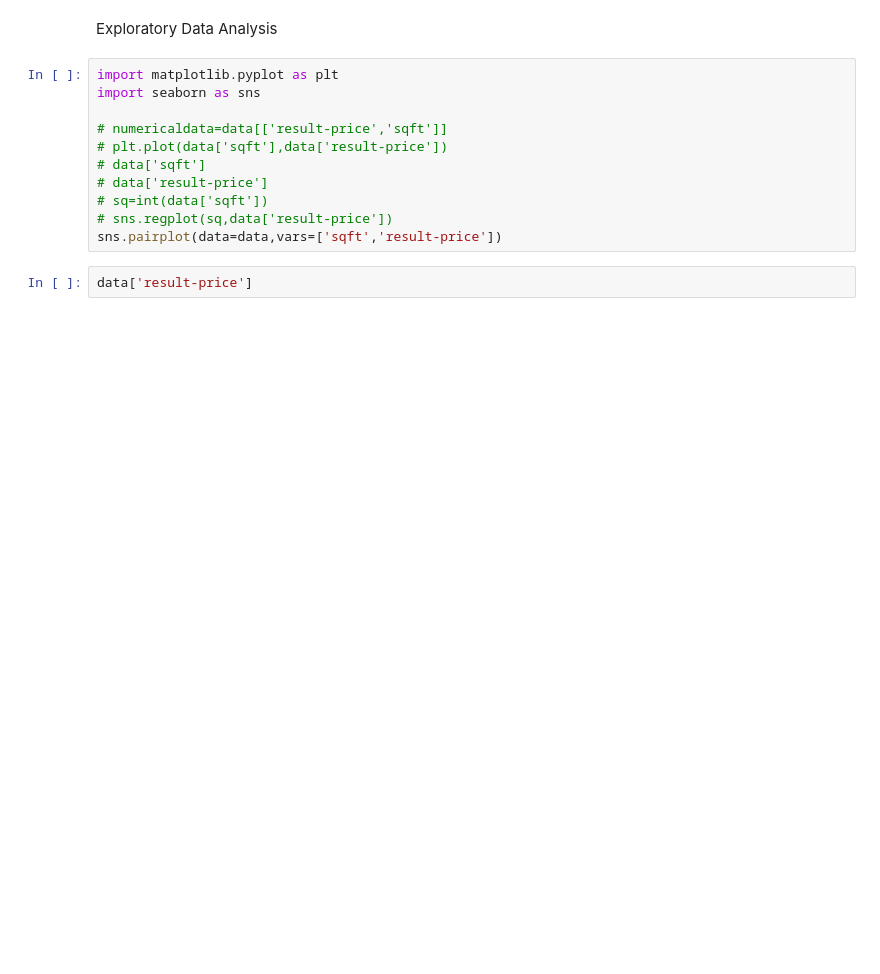
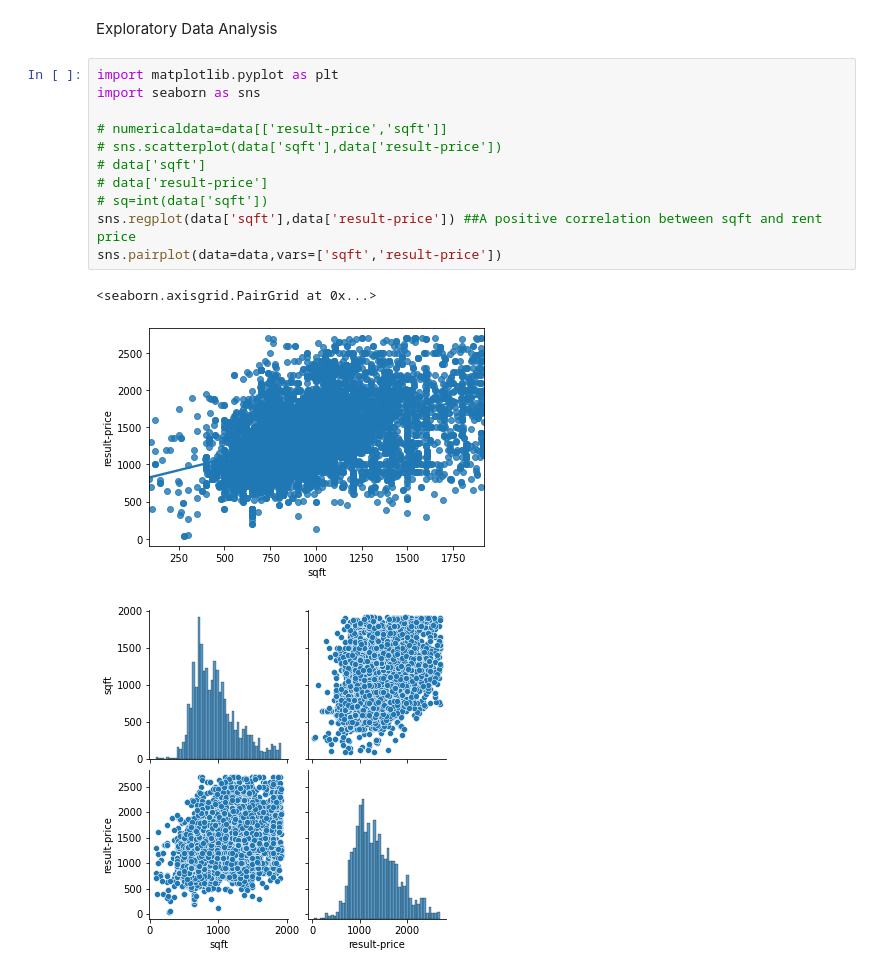
Before and after one commit to manthra16695/Code-360, a Jupyter notebook: House_Rent_Prediction.ipynb, the cells around one changed output. Drawn from its saved outputs; the diff is of its cells as text; blank space fills up the shorter version.

```diff
--- a/House_Rent_Prediction.ipynb
+++ b/House_Rent_Prediction.ipynb
@@ -58,13 +134,15 @@ Exploratory Data Analysis
 # %%
 import matplotlib.pyplot as plt
 import seaborn as sns
 
 # numericaldata=data[['result-price','sqft']]
-# plt.plot(data['sqft'],data['result-price'])
+# sns.scatterplot(data['sqft'],data['result-price'])
 # data['sqft']
 # data['result-price']
 # sq=int(data['sqft'])
-# sns.regplot(sq,data['result-price'])
+sns.regplot(data['sqft'],data['result-price']) ##A positive correlation between sqft and rent price
 sns.pairplot(data=data,vars=['sqft','result-price'])
+# %% [output]
+<seaborn.axisgrid.PairGrid at 0x...>
+[figure, added]
+[figure, added]
-# %%
-data['result-price']
```
Also changed, not shown: parts of 10 cells of this notebook.
